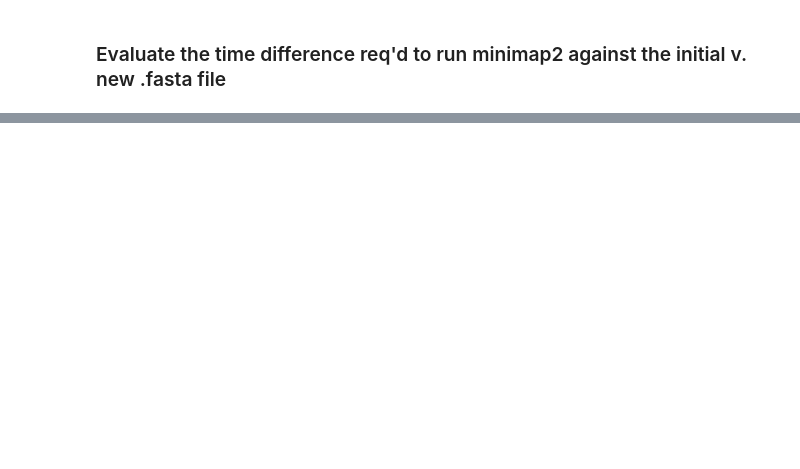
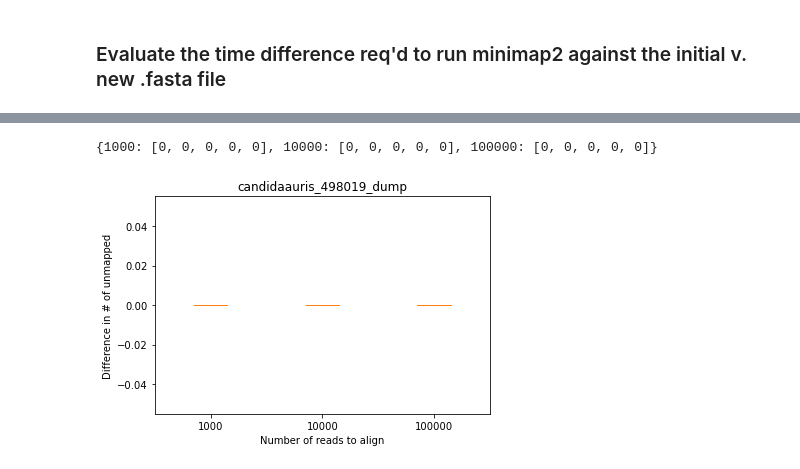
Before and after one commit to katrinakalantar/ncbi-compress-experiments, a Jupyter notebook: experiment-5/Compare Alignment Times pre- and post- clustering.ipynb, the cells around one changed output, grey strips where cells are left out. Cells and saved outputs as stored; diff of their text form; code cells hidden in the pictures; blank space fills up the shorter version.

```diff
--- a/experiment-5/Compare Alignment Times pre- and post- clustering.ipynb
+++ b/experiment-5/Compare Alignment Times pre- and post- clustering.ipynb
@@ -191,0 +214,17 @@ plt.show()
+# %%
+# FOR FUTURE USE -- MAKE A BOXPLOR OF THE metric_collection data
+
+time_dict = dict(zip(simulated_input_sizes, [[metric_collection[i]['original_unmapped_reads'][j] - metric_collection[i]['clustered_unmapped_reads'][j] for j in range(total_iterations)] for i in simulated_input_sizes]))
+
+print(time_dict)
+labels, data = time_dict.keys(), time_dict.values()
+
+plt.boxplot(data)
+plt.xticks(range(1, len(labels) + 1), labels)
+plt.ylabel('Difference in # of unmapped')
+plt.xlabel('Number of reads to align')
+plt.title(this_dump.split('/')[-1])
+plt.show()
+# %% [output]
+{1000: [0, 0, 0, 0, 0], 10000: [0, 0, 0, 0, 0], 100000: [0, 0, 0, 0, 0]}
+[figure, added]
```
Also changed, not shown: parts of 6 cells of this notebook, 2 other files.
